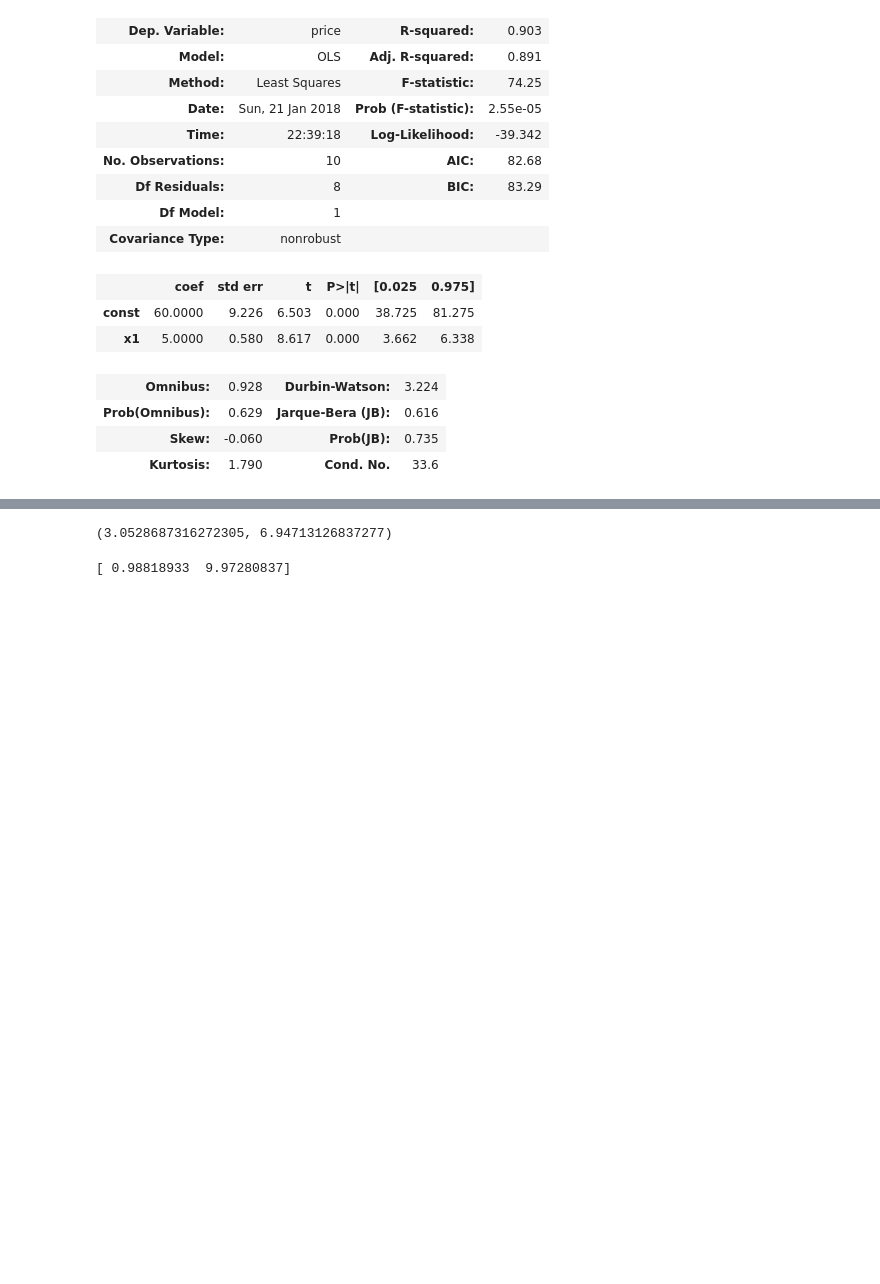
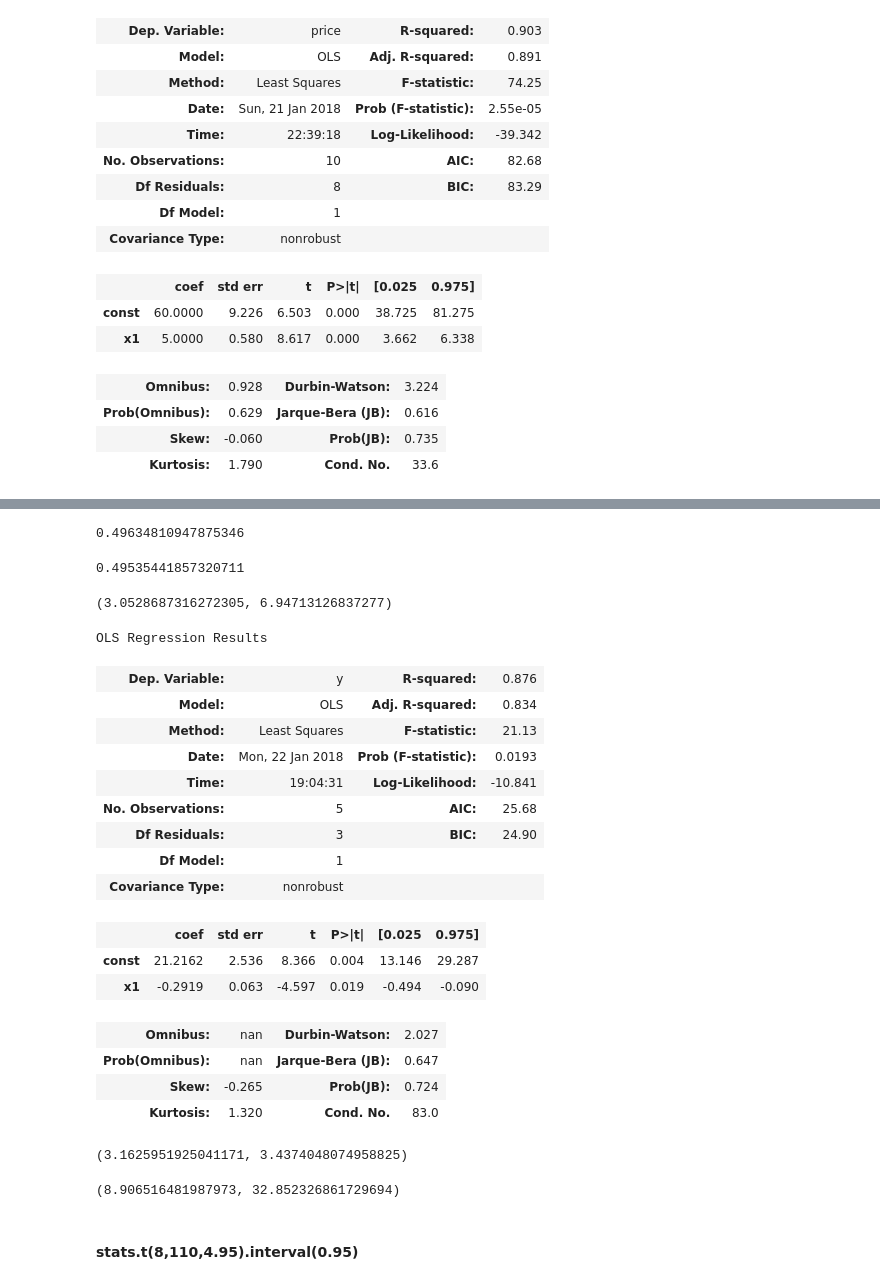
Before and after one commit to gaoxiang520/django, a Jupyter notebook: 草稿.ipynb, the cells around one changed output, grey strips where cells are left out. Saved outputs shown, nothing was run; the diff lists cells and outputs as text; code cells hidden in the pictures; blank space fills up the shorter version.

```diff
--- a/草稿.ipynb
+++ b/草稿.ipynb
@@ -75,16 +121,43 @@ from scipy  import stats
+# %%
+np.std(a,ddof=1)
+# %% [output]
+0.49634810947875346
+# %%
+np.std(a)
+# %% [output]
+0.49535441857320711
 # %%
 stats.t(8,5,0.5803).interval(0.99)
 # %% [output]
 (3.0528687316272305, 6.94713126837277)
-# %%
-nsample = 100
-x = np.linspace(0, 10, nsample)
-X = sm.add_constant(x)
-beta = np.array([1, 10])
-e = np.random.normal(size=nsample)
-y = np.dot(X, beta) + e
-model = sm.OLS(y,X)
-results = model.fit()
-print(results.params)
-# %% [output]
-[ 0.98818933  9.97280837]
+# %%
+import numpy as np
+import pandas as pd
+import statsmodels.api as sm
+a=[(3,12,6,20,14),(55,40,55,10,15)]# Fit and summarize OLS model
+X = sm.add_constant( a[1])
+mod = sm.OLS(a[0],X )
+res = mod.fit()
+res.summary()
+# %% [output]
+OLS Regression Results
+| Dep. Variable: | y | R-squared: | 0.876 |
+| Model: | OLS | Adj. R-squared: | 0.834 |
+| Method: | Least Squares | F-statistic: | 21.13 |
+| Date: | Mon, 22 Jan 2018 | Prob (F-statistic): | 0.0193 |
+| Time: | 19:04:31 | Log-Likelihood: | -10.841 |
+| No. Observations: | 5 | AIC: | 25.68 |
+| Df Residuals: | 3 | BIC: | 24.90 |
+| Df Model: | 1 |  |  |
+| Covariance Type: | nonrobust |  |  |
+|  | coef | std err | t | P>|t| | [0.025 | 0.975] |
+| const | 21.2162 | 2.536 | 8.366 | 0.004 | 13.146 | 29.287 |
+| x1 | -0.2919 | 0.063 | -4.597 | 0.019 | -0.494 | -0.090 |
+| Omnibus: | nan | Durbin-Watson: | 2.027 |
+| Prob(Omnibus): | nan | Jarque-Bera (JB): | 0.647 |
+| Skew: | -0.265 | Prob(JB): | 0.724 |
+| Kurtosis: | 1.320 | Cond. No. | 83.0 |
+# %%
+stats.t(34,3.30,0.4/35**0.5).interval(0.95)
+# %% [output]
+(3.1625951925041171, 3.4374048074958825)
@@ -90,0 +166,6 @@ print(results.params)
+# %%
+stats.chi2 (23).ppf()
+# %% [output]
+(8.906516481987973, 32.852326861729694)
+# %% [markdown]
+#### stats.t(8,110,4.95).interval(0.95)
```
Also changed, not shown: parts of 12 cells of this notebook, 6 other files.
